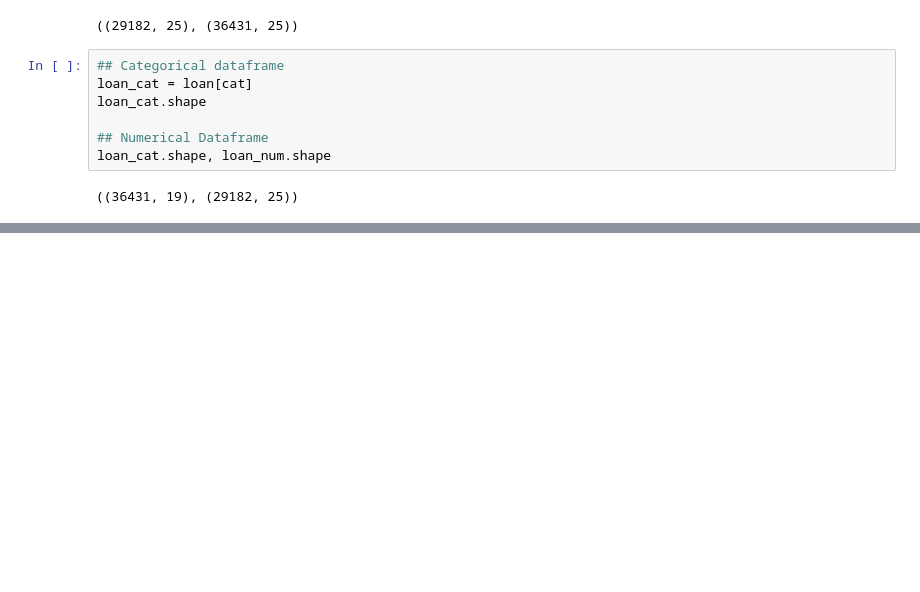
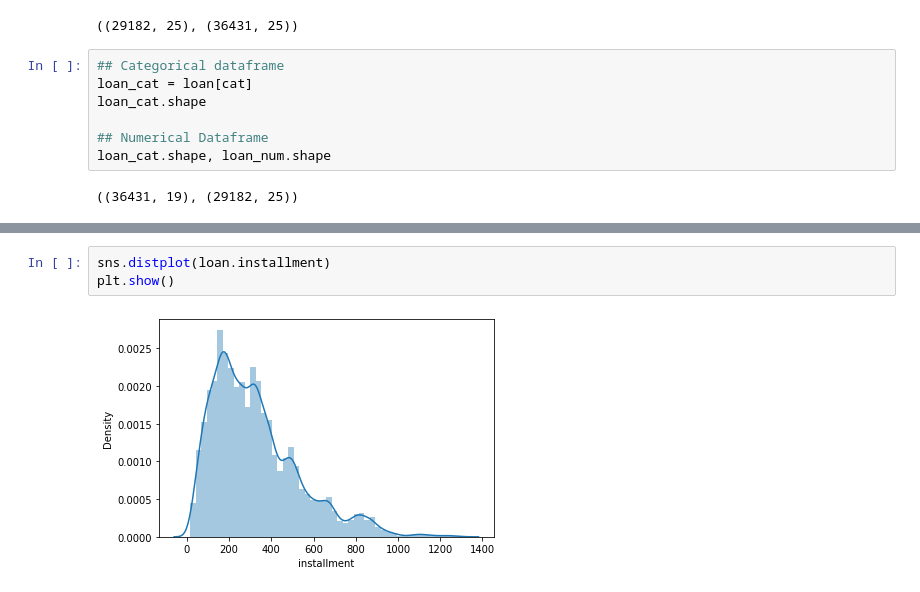
Before and after one commit to Anto-G/LendingClubCaseStudy, a Jupyter notebook: Upgrad - Lending Case Study (Anto & Hareesh).ipynb, the cells around one changed output, grey strips where cells are left out. Drawn from its saved outputs; the diff is of its cells as text; blank space fills up the shorter version.

```diff
--- a/Upgrad - Lending Case Study (Anto & Hareesh).ipynb
+++ b/Upgrad - Lending Case Study (Anto & Hareesh).ipynb
@@ -226,0 +210,5 @@ plt.show()
+# %%
+sns.distplot(loan.installment)
+plt.show()
+# %% [output]
+[figure, added]
```
Also changed, not shown: parts of 35 cells of this notebook.
